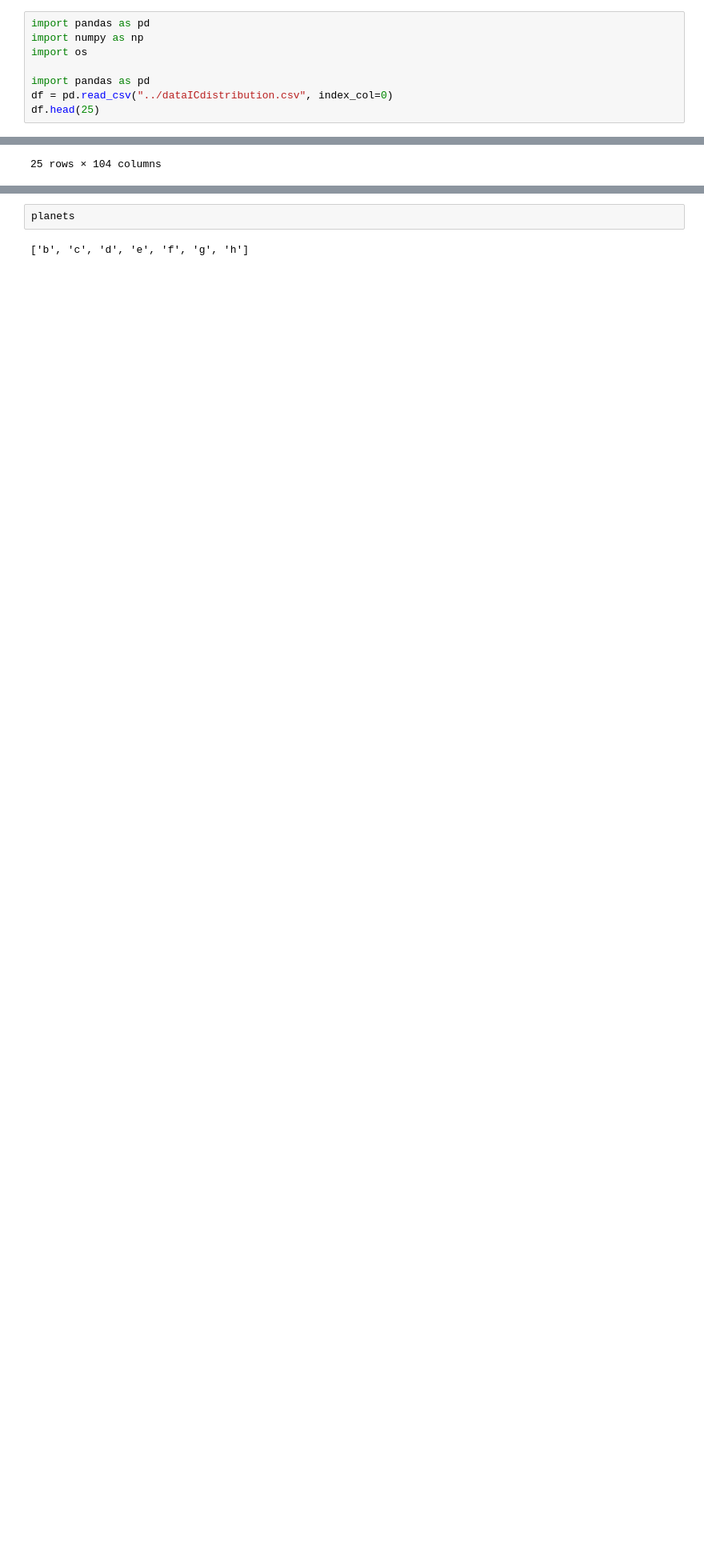
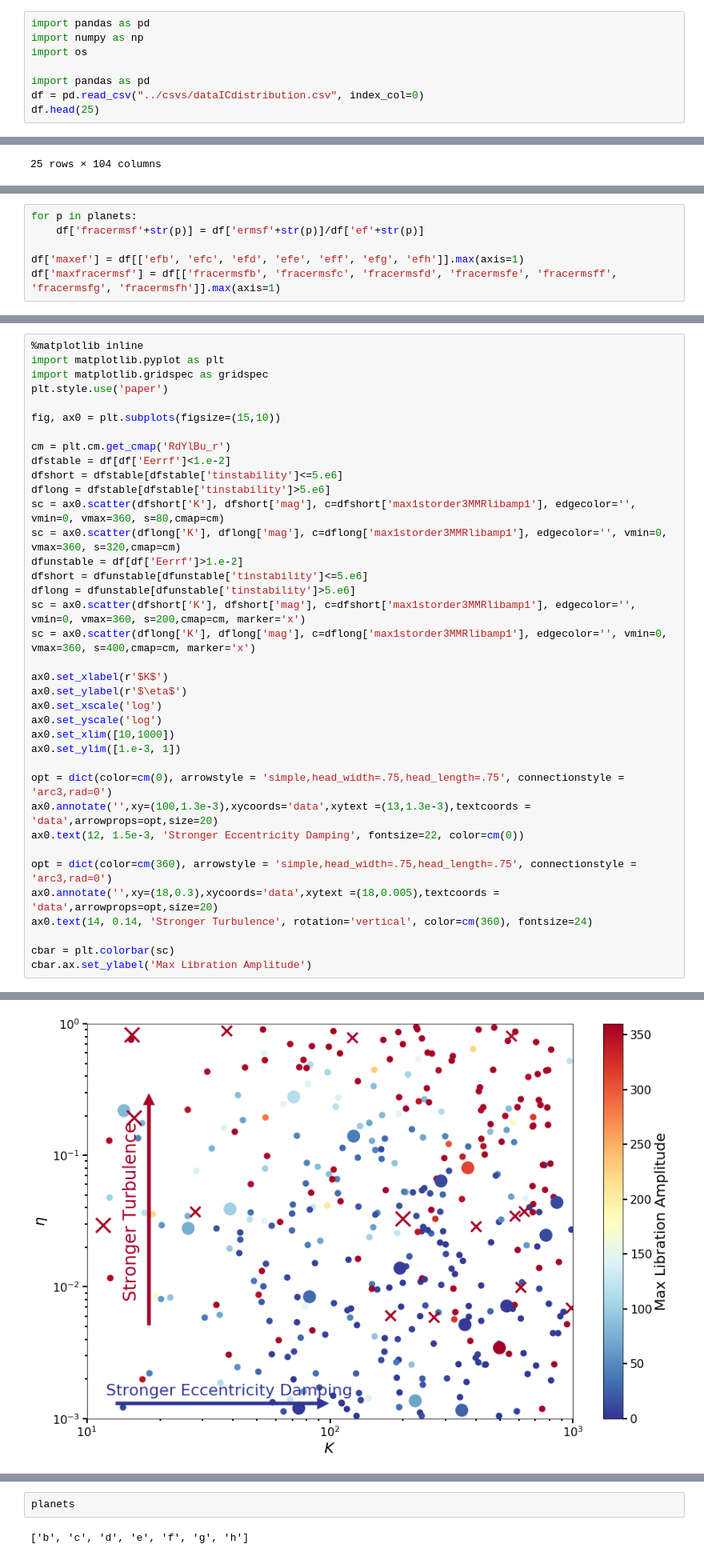
Before and after one commit to dtamayo/trappist, a Jupyter notebook: ICdistributionfigure/ICdistributionfigure.ipynb, the cells around one changed output, grey strips where cells are left out. Shown at 80% size. Drawn from its saved outputs; the diff is of its cells as text; blank space fills up the shorter version.

Commit message:
added separate figure ipynbs

```diff
--- a/ICdistributionfigure/ICdistributionfigure.ipynb
+++ b/ICdistributionfigure/ICdistributionfigure.ipynb
@@ -4,7 +4,7 @@ import numpy as np
 import os
 
 import pandas as pd
-df = pd.read_csv("../dataICdistribution.csv", index_col=0)
+df = pd.read_csv("../csvs/dataICdistribution.csv", index_col=0)
 df.head(25)
 # %% [output]
 |  | K | mag | filename | tmax | tinstability | Eerr1 | Eerrf | tinstability_index | e1b | ... |
@@ -103,6 +103,12 @@ df['max2MMRlibampf'] = df[['phi2bodylibampfbc', 'phi2bodylibampfcd', 'phi2bodyli
 df['max2MMRlibamp1'] = df[['phi2bodylibamp1bc', 'phi2bodylibamp1cd', 'phi2bodylibamp1de', 'phi2bodylibamp1ef', 'phi2bodylibamp1fg', 'phi2bodylibamp1gh']].max(axis=1)
 df['max1storder2MMRlibampf'] = df[['phi2bodylibampfde', 'phi2bodylibampfef', 'phi2bodylibampffg', 'phi2bodylibampfgh']].max(axis=1)
 df['max1storder2MMRlibamp1'] = df[['phi2bodylibamp1de', 'phi2bodylibamp1ef', 'phi2bodylibamp1fg', 'phi2bodylibamp1gh']].max(axis=1)
+# %%
+for p in planets:
+    df['fracermsf'+str(p)] = df['ermsf'+str(p)]/df['ef'+str(p)]
+
+df['maxef'] = df[['efb', 'efc', 'efd', 'efe', 'eff', 'efg', 'efh']].max(axis=1)
+df['maxfracermsf'] = df[['fracermsfb', 'fracermsfc', 'fracermsfd', 'fracermsfe', 'fracermsff', 'fracermsfg', 'fracermsfh']].max(axis=1)
 # %%
 fig, ax = plt.subplots()
 ax.hist(df['maxMMRlibampf'], bins=40)
@@ -287,3 +293,41 @@ ax.plot(dfunstable['maxMMRlibamp1'], dfunstable['ermsfe'], 'xr')
 ax.set_yscale('log')
 # %% [output]
 [figure]
+# %%
+%matplotlib inline
+import matplotlib.pyplot as plt
+import matplotlib.gridspec as gridspec
+plt.style.use('paper')
+
+fig, ax0 = plt.subplots(figsize=(15,10))
+
+cm = plt.cm.get_cmap('RdYlBu_r')
+dfstable = df[df['Eerrf']<1.e-2]
+dfshort = dfstable[dfstable['tinstability']<=5.e6]
+dflong = dfstable[dfstable['tinstability']>5.e6]
+sc = ax0.scatter(dfshort['K'], dfshort['mag'], c=dfshort['max1storder3MMRlibamp1'], edgecolor='', vmin=0, vmax=360, s=80,cmap=cm)
+sc = ax0.scatter(dflong['K'], dflong['mag'], c=dflong['max1storder3MMRlibamp1'], edgecolor='', vmin=0, vmax=360, s=320,cmap=cm)
+dfunstable = df[df['Eerrf']>1.e-2]
+dfshort = dfunstable[dfunstable['tinstability']<=5.e6]
+dflong = dfunstable[dfunstable['tinstability']>5.e6]
+sc = ax0.scatter(dfshort['K'], dfshort['mag'], c=dfshort['max1storder3MMRlibamp1'], edgecolor='', vmin=0, vmax=360, s=200,cmap=cm, marker='x')
+sc = ax0.scatter(dflong['K'], dflong['mag'], c=dflong['max1storder3MMRlibamp1'], edgecolor='', vmin=0, vmax=360, s=400,cmap=cm, marker='x')
+
+ax0.set_xlabel(r'$K$')
+ax0.set_ylabel(r'$\eta$')
+ax0.set_xscale('log')
+ax0.set_yscale('log')
+ax0.set_xlim([10,1000])
+ax0.set_ylim([1.e-3, 1])
+
+opt = dict(color=cm(0), arrowstyle = 'simple,head_width=.75,head_length=.75', connectionstyle = 'arc3,rad=0')
+ax0.annotate('',xy=(100,1.3e-3),xycoords='data',xytext =(13,1.3e-3),textcoords = 'data',arrowprops=opt,size=20)
+ax0.text(12, 1.5e-3, 'Stronger Eccentricity Damping', fontsize=22, color=cm(0))
+
+opt = dict(color=cm(360), arrowstyle = 'simple,head_width=.75,head_length=.75', connectionstyle = 'arc3,rad=0')
+ax0.annotate('',xy=(18,0.3),xycoords='data',xytext =(18,0.005),textcoords = 'data',arrowprops=opt,size=20)
+ax0.text(14, 0.14, 'Stronger Turbulence', rotation='vertical', color=cm(360), fontsize=24)
+
+cbar = plt.colorbar(sc)
+cbar.ax.set_ylabel('Max Libration Amplitude')
+# %% [output]
@@ -289,0 +335 @@ ax.set_yscale('log')
+[figure, added]
```
Also changed, not shown: parts of 26 cells of this notebook, 9 other files.
